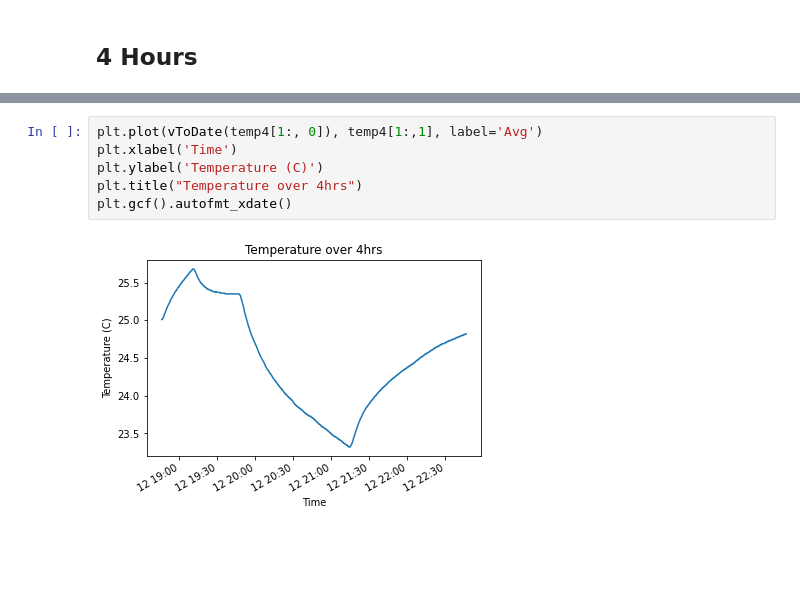
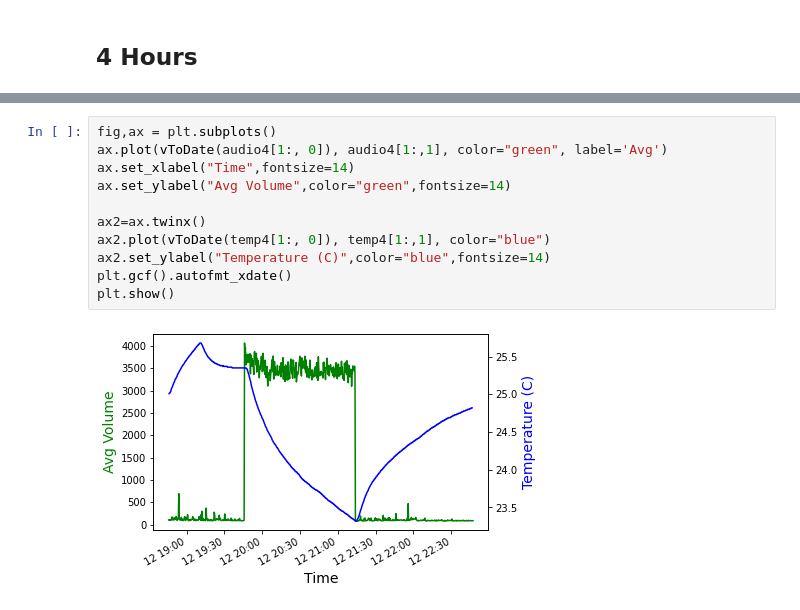
Before and after one commit to ddiLab/SageEdu, a Jupyter notebook: projects/AC Plots.ipynb, the cells around one changed output, grey strips where cells are left out. Cells and saved outputs as stored; diff of their text form; blank space fills up the shorter version.

```diff
--- a/projects/AC Plots.ipynb
+++ b/projects/AC Plots.ipynb
@@ -53,8 +42,13 @@ plt.gcf().autofmt_xdate()
-# %%
-plt.plot(vToDate(temp4[1:, 0]), temp4[1:,1], label='Avg')
-plt.xlabel('Time')
-plt.ylabel('Temperature (C)')
-plt.title("Temperature over 4hrs")
-plt.gcf().autofmt_xdate()
-# %% [output]
-[figure, removed]
+# %%
+fig,ax = plt.subplots()
+ax.plot(vToDate(audio4[1:, 0]), audio4[1:,1], color="green", label='Avg')
+ax.set_xlabel("Time",fontsize=14)
+ax.set_ylabel("Avg Volume",color="green",fontsize=14)
+
+ax2=ax.twinx()
+ax2.plot(vToDate(temp4[1:, 0]), temp4[1:,1], color="blue")
+ax2.set_ylabel("Temperature (C)",color="blue",fontsize=14)
+plt.gcf().autofmt_xdate()
+plt.show()
+# %% [output]
+[figure, added]
```
Also changed, not shown: parts of 4 cells of this notebook.
